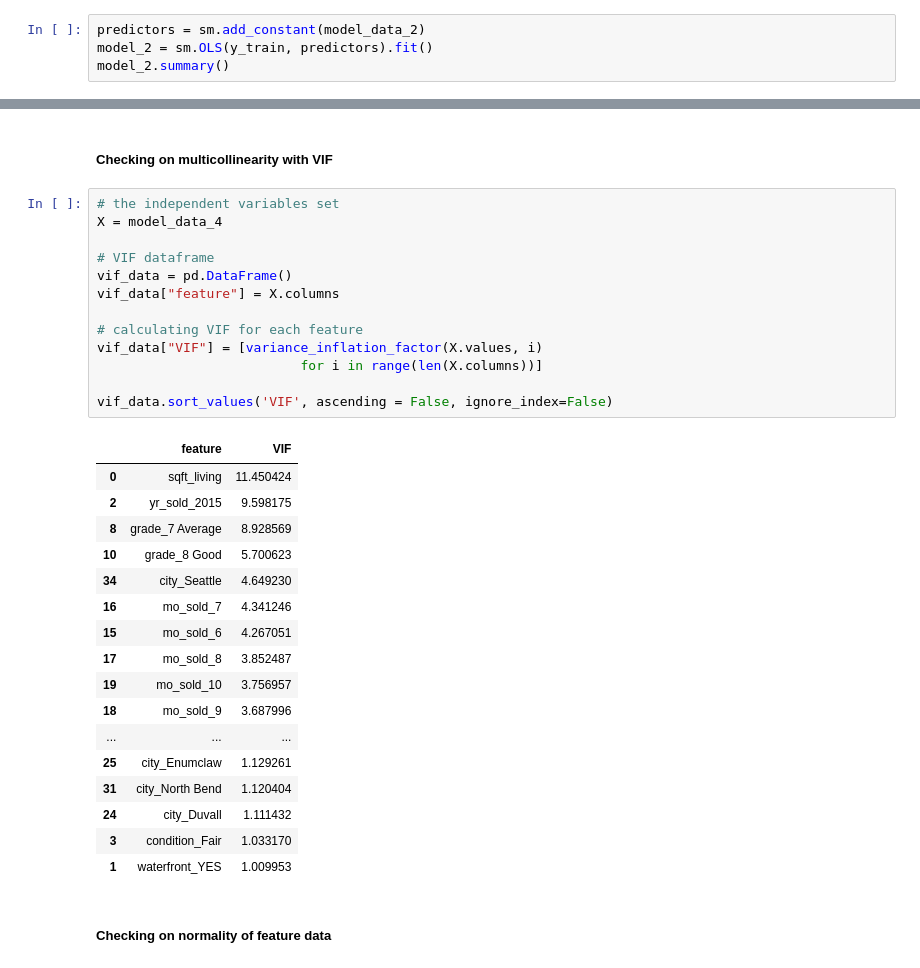
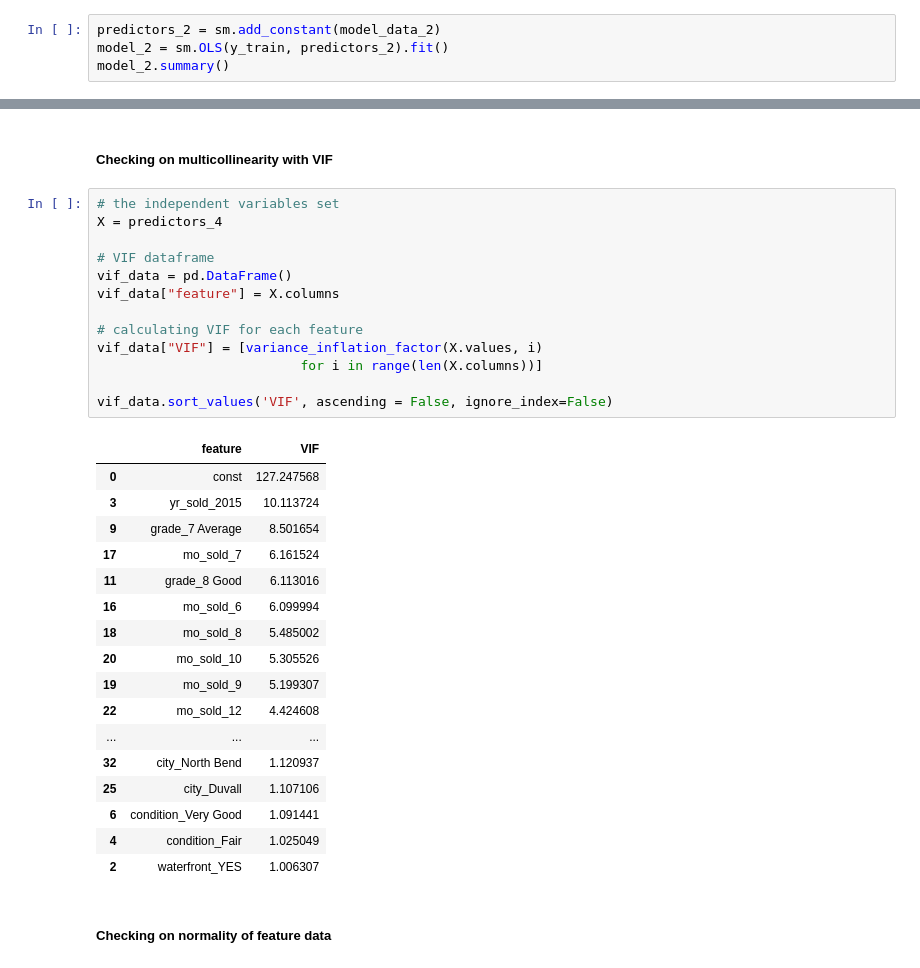
Before and after one commit to rusalka013/King-County-House-Sales-Project, a Jupyter notebook: King-County-House-Sales-Project.ipynb, the cells around one changed output, grey strips where cells are left out. Saved outputs shown, nothing was run; the diff lists cells and outputs as text.

```diff
--- a/King-County-House-Sales-Project.ipynb
+++ b/King-County-House-Sales-Project.ipynb
@@ -1622,8 +1623,8 @@ features_2 = ['sqft_above', 'lat', 'sqft_basement', 'view_EXCELLENT', 'grade_11
 # %%
 model_data_2 = X_train_preprocessed.loc[:, features_2]
 # %%
-predictors = sm.add_constant(model_data_2)
-model_2 = sm.OLS(y_train, predictors).fit()
+predictors_2 = sm.add_constant(model_data_2)
+model_2 = sm.OLS(y_train, predictors_2).fit()
 model_2.summary()
 # %% [output]
 OLS Regression Results
@@ -2023,35 +2024,35 @@ strong multicollinearity or other numerical problems.
 ##### Checking on multicollinearity with VIF
 # %%
 # the independent variables set
-X = model_data_4
+X = predictors_4
 
 # VIF dataframe
 vif_data = pd.DataFrame()
 vif_data["feature"] = X.columns
 
 # calculating VIF for each feature
 vif_data["VIF"] = [variance_inflation_factor(X.values, i)
                           for i in range(len(X.columns))]
 
 vif_data.sort_values('VIF', ascending = False, ignore_index=False)
 # %% [output]
 |  | feature | VIF |
-| 0 | sqft_living | 11.450424 |
-| 2 | yr_sold_2015 | 9.598175 |
-| 8 | grade_7 Average | 8.928569 |
-| 10 | grade_8 Good | 5.700623 |
-| 34 | city_Seattle | 4.649230 |
-| 16 | mo_sold_7 | 4.341246 |
-| 15 | mo_sold_6 | 4.267051 |
-| 17 | mo_sold_8 | 3.852487 |
-| 19 | mo_sold_10 | 3.756957 |
-| 18 | mo_sold_9 | 3.687996 |
+| 0 | const | 127.247568 |
+| 3 | yr_sold_2015 | 10.113724 |
+| 9 | grade_7 Average | 8.501654 |
+| 17 | mo_sold_7 | 6.161524 |
+| 11 | grade_8 Good | 6.113016 |
+| 16 | mo_sold_6 | 6.099994 |
+| 18 | mo_sold_8 | 5.485002 |
+| 20 | mo_sold_10 | 5.305526 |
+| 19 | mo_sold_9 | 5.199307 |
+| 22 | mo_sold_12 | 4.424608 |
 | ... | ... | ... |
-| 25 | city_Enumclaw | 1.129261 |
-| 31 | city_North Bend | 1.120404 |
-| 24 | city_Duvall | 1.111432 |
-| 3 | condition_Fair | 1.033170 |
-| 1 | waterfront_YES | 1.009953 |
+| 32 | city_North Bend | 1.120937 |
+| 25 | city_Duvall | 1.107106 |
+| 6 | condition_Very Good | 1.091441 |
+| 4 | condition_Fair | 1.025049 |
+| 2 | waterfront_YES | 1.006307 |
 # %% [markdown]
 ##### Checking on normality of feature data
 # %%
```
Also changed, not shown: parts of 7 cells of this notebook.
